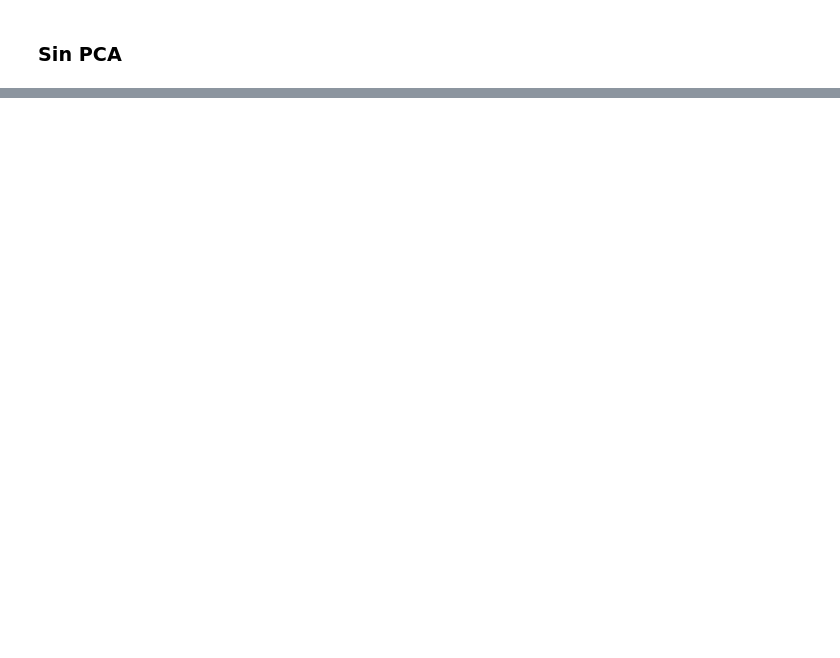
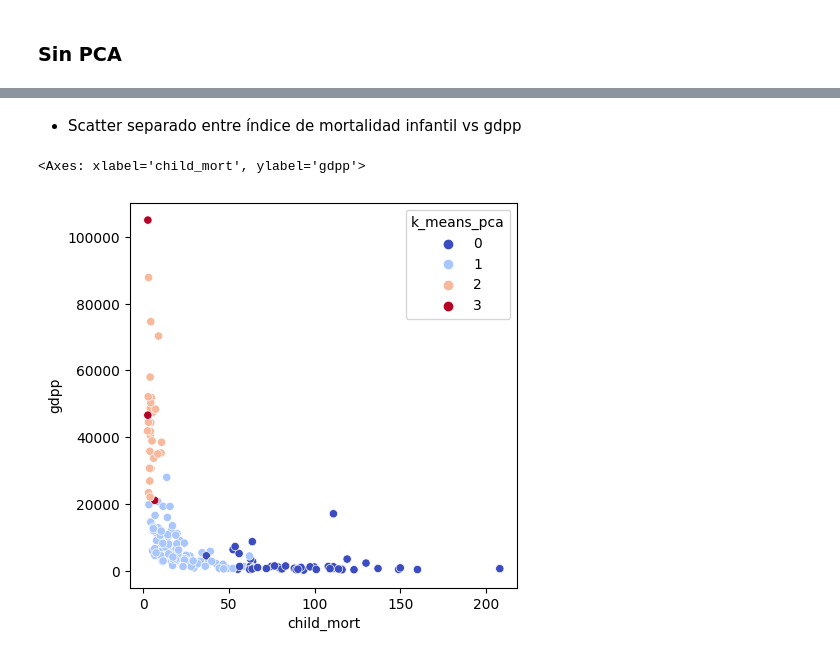
Before and after one commit to NicoleVenachi/Platzi_ML_05_Clustering, a Jupyter notebook: 05_Proyecto/01_ImplementacionPCA_YProyecto.ipynb, the cells around one changed output, grey strips where cells are left out. Cells and saved outputs as stored; diff of their text form; code cells hidden in the pictures; blank space fills up the shorter version.

```diff
--- a/05_Proyecto/01_ImplementacionPCA_YProyecto.ipynb
+++ b/05_Proyecto/01_ImplementacionPCA_YProyecto.ipynb
@@ -437,0 +543,8 @@ df_country['dbscan_pca'] = y_dbscan
+# %% [markdown]
+* Scatter separado entre índice de mortalidad infantil vs gdpp
+# %%
+fig = plt.figure(figsize=(5,5))
+sns.scatterplot(data=df_country, x='child_mort', y ='gdpp', hue='k_means_pca', palette = 'coolwarm')
+# %% [output]
+<Axes: xlabel='child_mort', ylabel='gdpp'>
+[figure, added]
```
Also changed, not shown: parts of 24 cells of this notebook.
